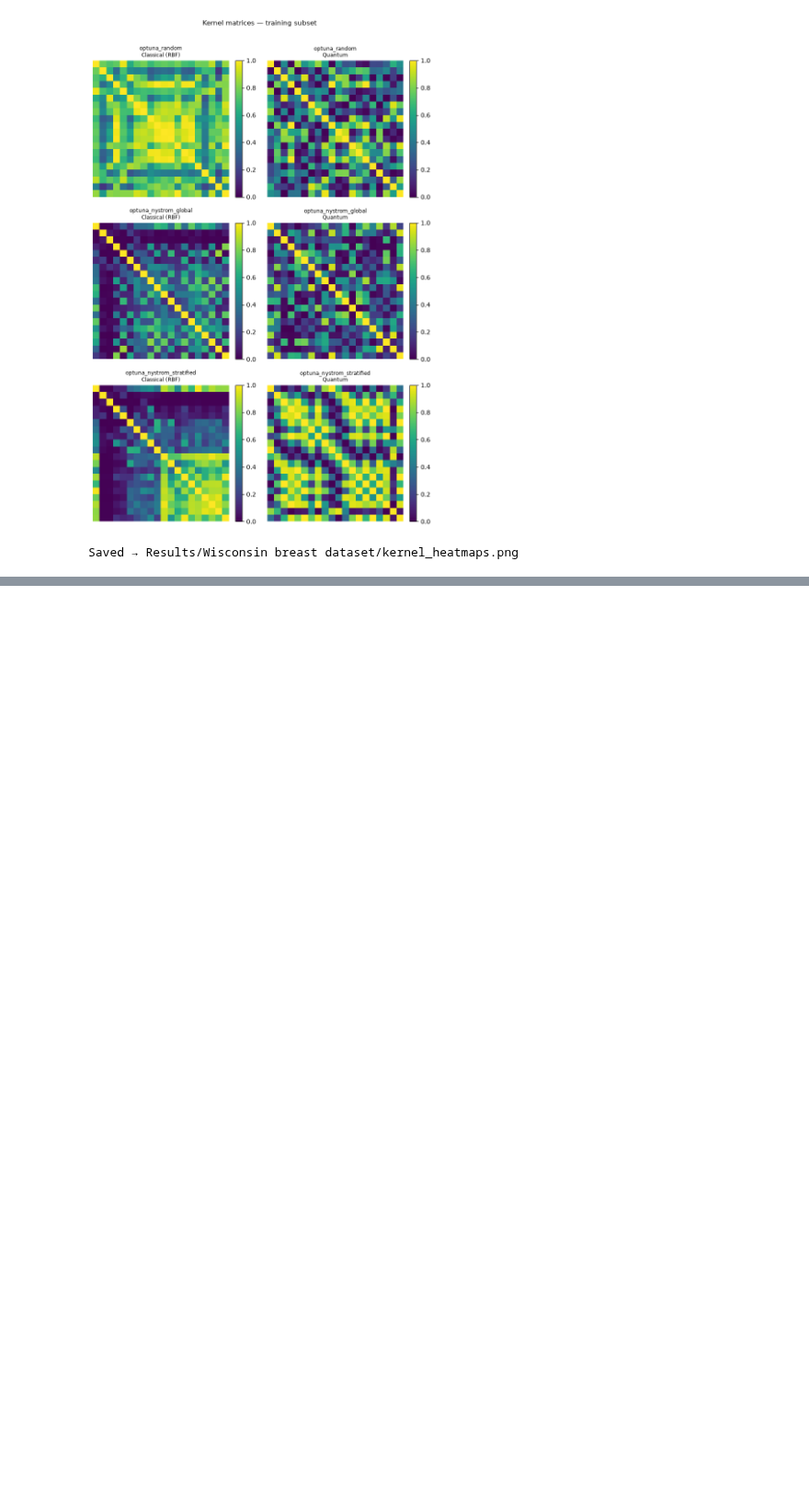
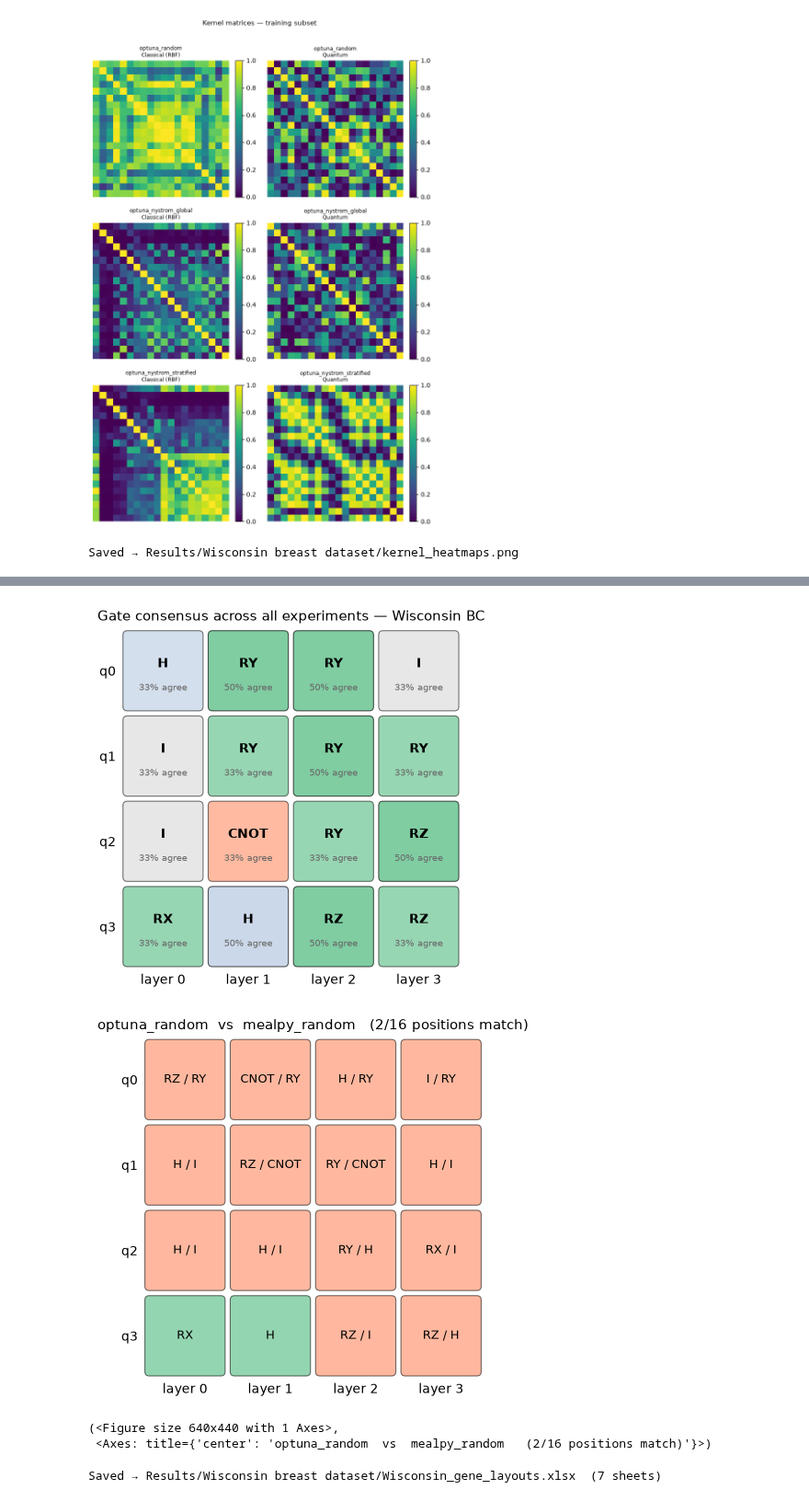
Before and after one commit to marrrrrrta/Automatic_Design_QFM_Genomic_Classification, a Jupyter notebook: WisconsinBC_v1.ipynb, the cells around one changed output, grey strips where cells are left out. Shown at 92% size. Drawn from its saved outputs; the diff is of its cells as text; code cells hidden in the pictures; blank space fills up the shorter version.

```diff
--- a/WisconsinBC_v1.ipynb
+++ b/WisconsinBC_v1.ipynb
@@ -214,0 +262,30 @@ Saved → Results/Wisconsin breast dataset/kernel_heatmaps.png
+# %%
+# ── 5c. Cross-experiment circuit comparison ─────────────────────────────────────
+
+quantum_experiment_names = [config.name for config in EXPERIMENTS]
+
+grids = collect_gate_grids(quantum_experiment_names, N_QUBITS, N_LAYERS)
+consensus_gate, agreement = gate_consensus(grids, N_QUBITS, N_LAYERS)
+
+plot_gate_consensus(
+    consensus_gate, agreement, N_QUBITS, N_LAYERS,
+    title='Gate consensus across all experiments — Wisconsin BC',
+    save_path=f'{RESULTS_DIR}/gate_consensus.png',
+)
+
+plot_gate_diff(
+    'optuna_random', 'mealpy_random', N_QUBITS, N_LAYERS,
+    save_path=f'{RESULTS_DIR}/diff_optuna_vs_mealpy_random.png',
+)
+# %% [output]
+[figure, added]
+[figure, added]
+(<Figure size 640x440 with 1 Axes>,
+ <Axes: title={'center': 'optuna_random  vs  mealpy_random   (2/16 positions match)'}>)
+# %%
+# ── 5d. Gene layout export ──────────────────────────────────────────────────────
+from src.circuit.export import export_gene_layouts_to_excel
+
+export_gene_layouts_to_excel(RESULTS_DIR, f'{RESULTS_DIR}/Wisconsin_gene_layouts.xlsx')
+# %% [output]
+Saved → Results/Wisconsin breast dataset/Wisconsin_gene_layouts.xlsx  (7 sheets)
```
Also changed, not shown: parts of 4 cells of this notebook, 42 other files.
